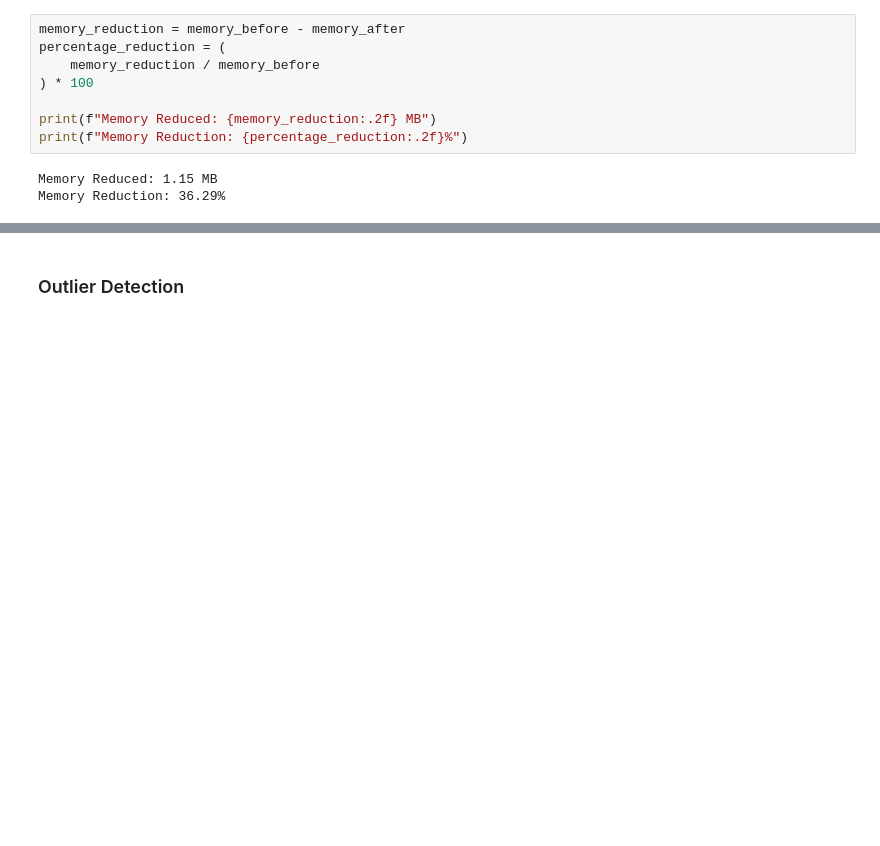
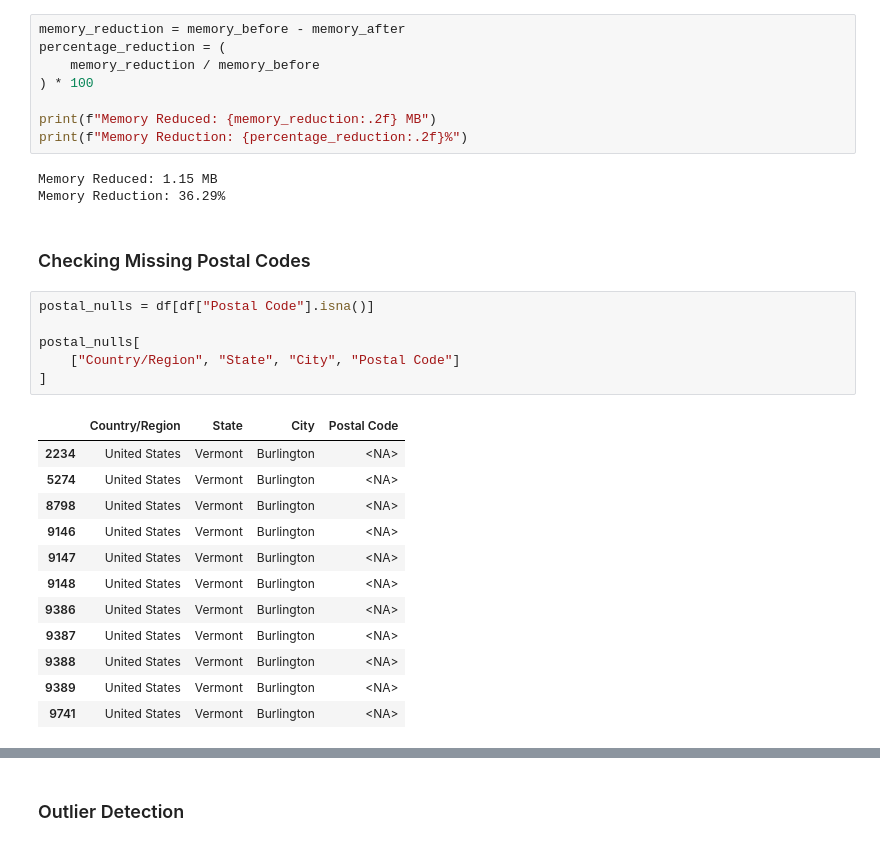
Before and after one commit to Saifeldenkhaled/Mini_project_Repo, a Jupyter notebook: MiniProject.ipynb, the cells around one changed output, grey strips where cells are left out. Saved outputs shown, nothing was run; the diff lists cells and outputs as text; blank space fills up the shorter version.

```diff
--- a/MiniProject.ipynb
+++ b/MiniProject.ipynb
@@ -175,3 +175,24 @@ print(f"Memory Reduction: {percentage_reduction:.2f}%")
 # %% [output]
 Memory Reduced: 1.15 MB
 Memory Reduction: 36.29%
+# %% [markdown]
+### Checking Missing Postal Codes
+# %%
+postal_nulls = df[df["Postal Code"].isna()]
+
+postal_nulls[
+    ["Country/Region", "State", "City", "Postal Code"]
+]
+# %% [output]
+|  | Country/Region | State | City | Postal Code |
+| 2234 | United States | Vermont | Burlington | <NA> |
+| 5274 | United States | Vermont | Burlington | <NA> |
+| 8798 | United States | Vermont | Burlington | <NA> |
+| 9146 | United States | Vermont | Burlington | <NA> |
+| 9147 | United States | Vermont | Burlington | <NA> |
+| 9148 | United States | Vermont | Burlington | <NA> |
+| 9386 | United States | Vermont | Burlington | <NA> |
+| 9387 | United States | Vermont | Burlington | <NA> |
+| 9388 | United States | Vermont | Burlington | <NA> |
+| 9389 | United States | Vermont | Burlington | <NA> |
+| 9741 | United States | Vermont | Burlington | <NA> |
```
Also changed, not shown: parts of 9 cells of this notebook, 2 other files.
